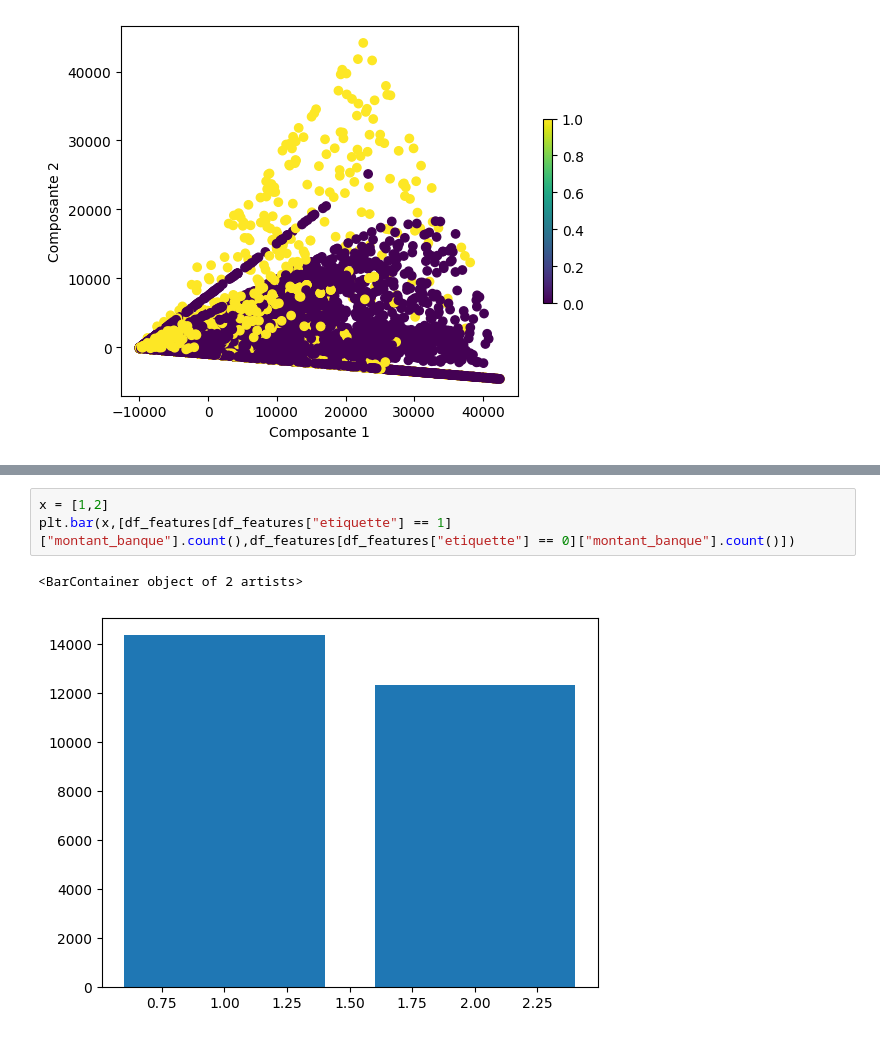
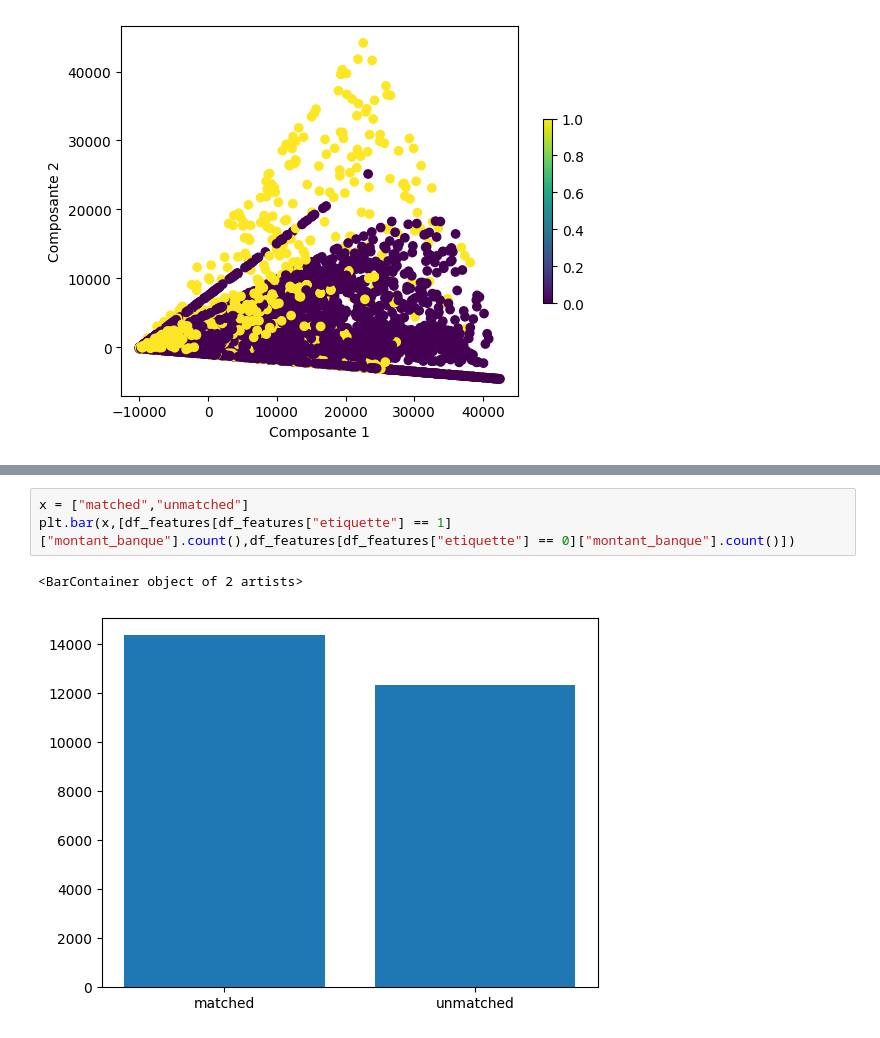
Before and after one commit to lamya-maaou/Ai_Model_For_Lettering, a Jupyter notebook: DataGeneration/dataset-final-lettrage-preprocessing.ipynb, the cells around one changed output, grey strips where cells are left out. Saved outputs shown, nothing was run; the diff lists cells and outputs as text.

```diff
--- a/DataGeneration/dataset-final-lettrage-preprocessing.ipynb
+++ b/DataGeneration/dataset-final-lettrage-preprocessing.ipynb
@@ -805,6 +835,6 @@ dtype: float64
 # %%
-x = [1,2]
+x = ["matched","unmatched"]
 plt.bar(x,[df_features[df_features["etiquette"] == 1]["montant_banque"].count(),df_features[df_features["etiquette"] == 0]["montant_banque"].count()])
 # %% [output]
 <BarContainer object of 2 artists>
-[figure, old version]
+[figure, new version]
```
Also changed, not shown: parts of 7 cells of this notebook.
